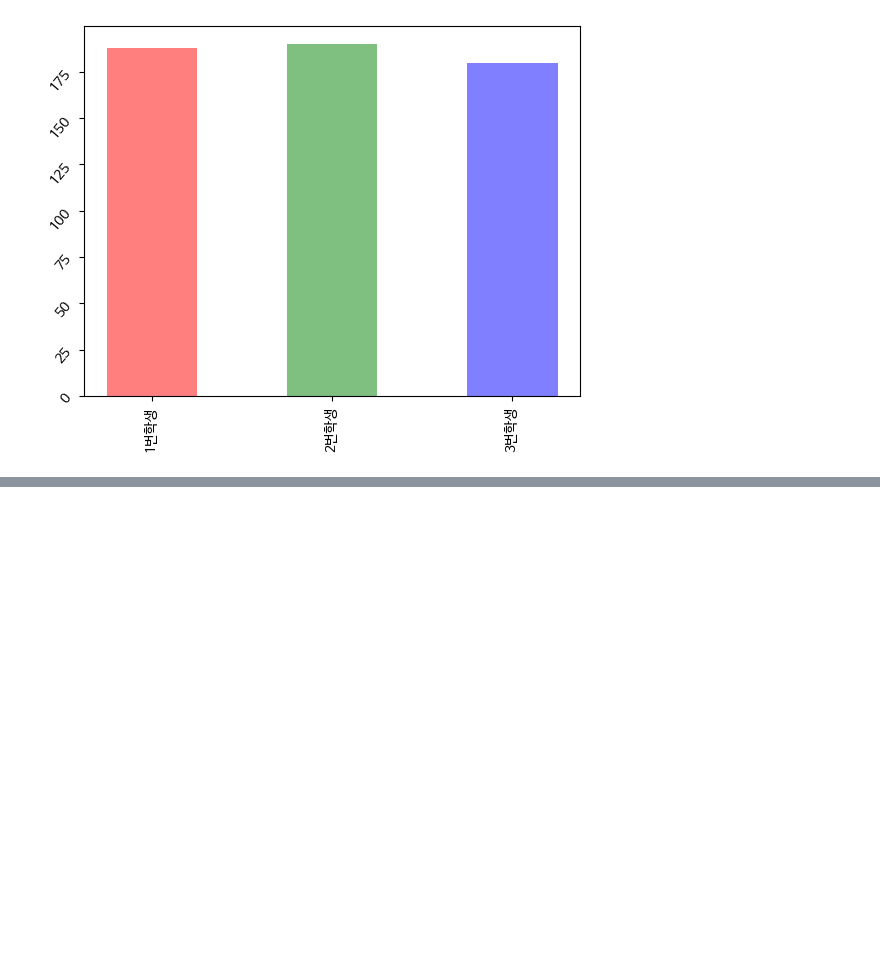
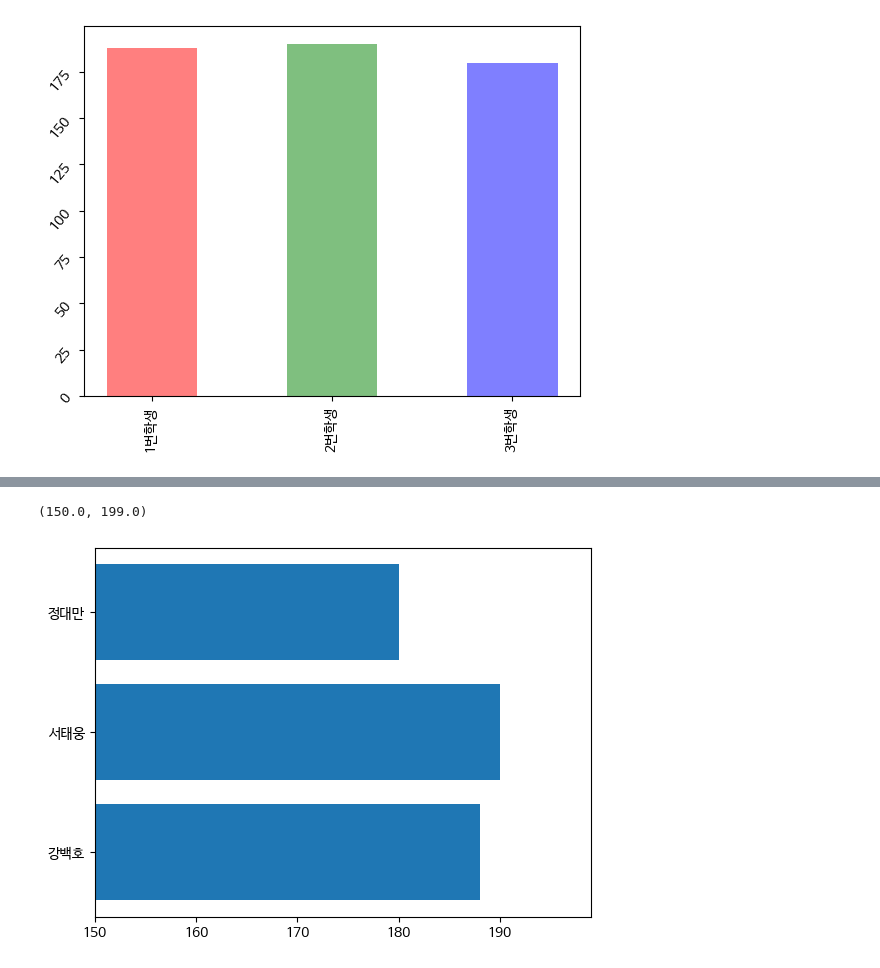
Before and after one commit to sukjin1/ed, a Jupyter notebook: Matplotlib_Nado.ipynb, the cells around one changed output, grey strips where cells are left out. Drawn from its saved outputs; the diff is of its cells as text; code cells hidden in the pictures; blank space fills up the shorter version.

```diff
--- a/Matplotlib_Nado.ipynb
+++ b/Matplotlib_Nado.ipynb
@@ -339,0 +355,6 @@ plt.yticks(rotation = 50) # x축의 데이터 각도
+# %%
+plt.barh(labels, values)
+plt.xlim(150, 199)
+# %% [output]
+(150.0, 199.0)
+[figure, added]
```
Also changed, not shown: parts of 17 cells of this notebook.
